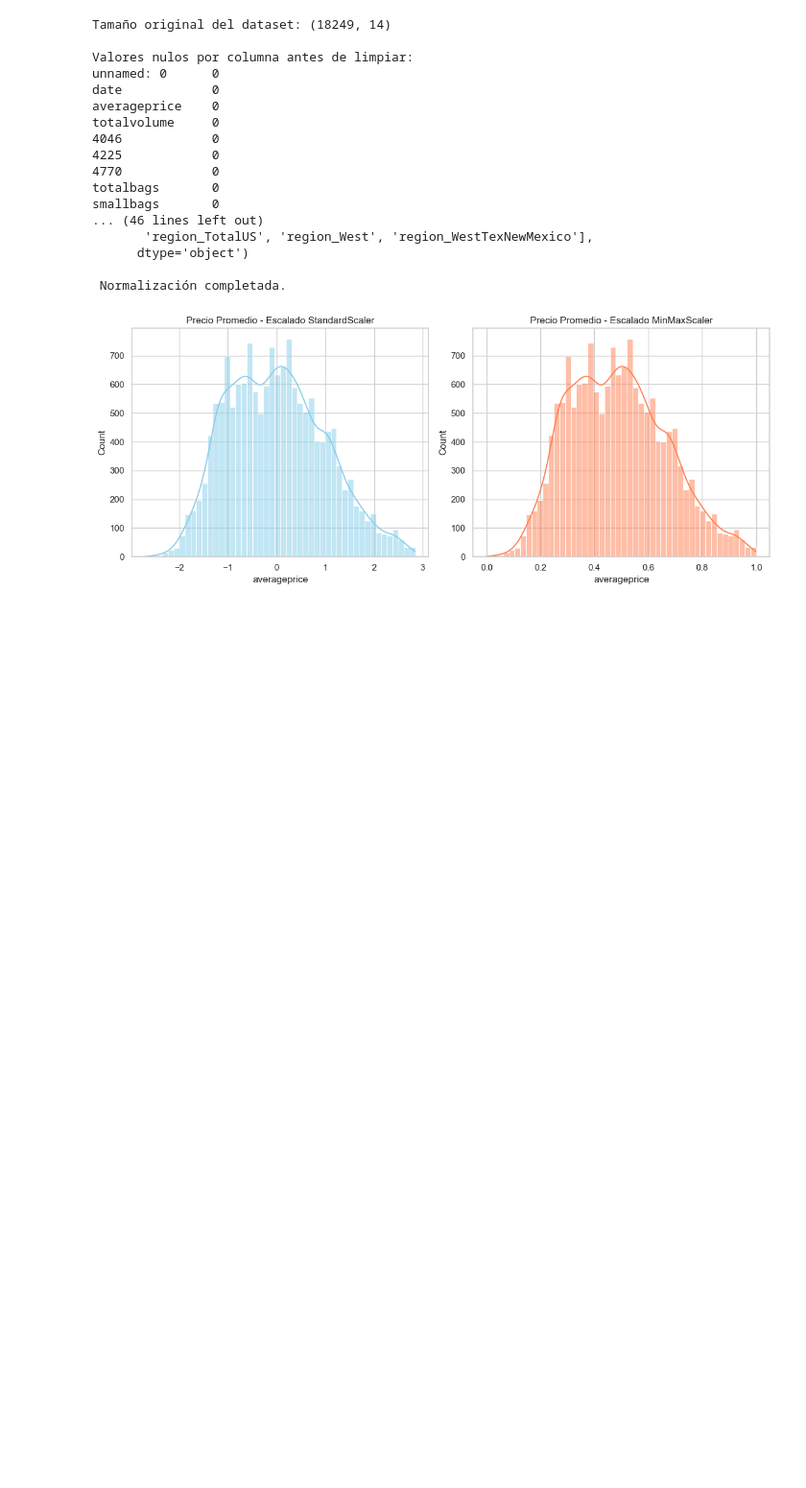
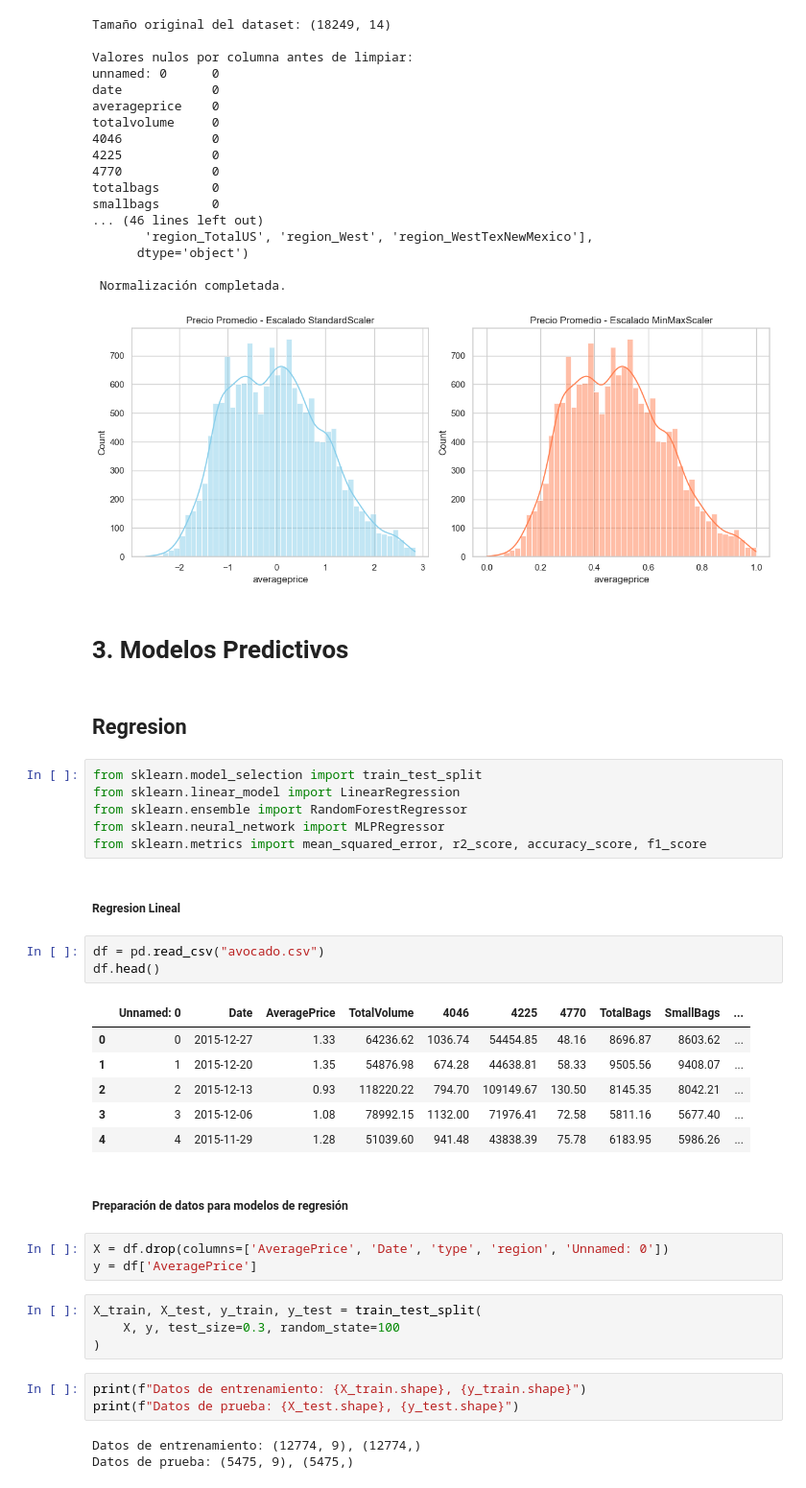
Before and after one commit to briangonzalez2/proyecto_datos_2, a Jupyter notebook: main.ipynb, the cells around one changed output. Shown at 96% size. Drawn from its saved outputs; the diff is of its cells as text; blank space fills up the shorter version.

```diff
--- a/main.ipynb
+++ b/main.ipynb
@@ -181,3 +181,40 @@ smallbags       0
 
  Normalización completada.
 [figure]
+# %% [markdown]
+# 3. Modelos Predictivos
+# %% [markdown]
+## Regresion
+# %%
+from sklearn.model_selection import train_test_split
+from sklearn.linear_model import LinearRegression
+from sklearn.ensemble import RandomForestRegressor
+from sklearn.neural_network import MLPRegressor
+from sklearn.metrics import mean_squared_error, r2_score, accuracy_score, f1_score
+# %% [markdown]
+##### Regresion Lineal
+# %%
+df = pd.read_csv("avocado.csv")
+df.head()
+# %% [output]
+|  | Unnamed: 0 | Date | AveragePrice | TotalVolume | 4046 | 4225 | 4770 | TotalBags | SmallBags | ... |
+| 0 | 0 | 2015-12-27 | 1.33 | 64236.62 | 1036.74 | 54454.85 | 48.16 | 8696.87 | 8603.62 | ... |
+| 1 | 1 | 2015-12-20 | 1.35 | 54876.98 | 674.28 | 44638.81 | 58.33 | 9505.56 | 9408.07 | ... |
+| 2 | 2 | 2015-12-13 | 0.93 | 118220.22 | 794.70 | 109149.67 | 130.50 | 8145.35 | 8042.21 | ... |
+| 3 | 3 | 2015-12-06 | 1.08 | 78992.15 | 1132.00 | 71976.41 | 72.58 | 5811.16 | 5677.40 | ... |
+| 4 | 4 | 2015-11-29 | 1.28 | 51039.60 | 941.48 | 43838.39 | 75.78 | 6183.95 | 5986.26 | ... |
+# %% [markdown]
+##### Preparación de datos para modelos de regresión
+# %%
+X = df.drop(columns=['AveragePrice', 'Date', 'type', 'region', 'Unnamed: 0'])
+y = df['AveragePrice']
+# %%
+X_train, X_test, y_train, y_test = train_test_split(
+    X, y, test_size=0.3, random_state=100
+)
+# %%
+print(f"Datos de entrenamiento: {X_train.shape}, {y_train.shape}")
+print(f"Datos de prueba: {X_test.shape}, {y_test.shape}")
+# %% [output]
+Datos de entrenamiento: (12774, 9), (12774,)
+Datos de prueba: (5475, 9), (5475,)
```
Also changed, not shown: parts of 46 cells of this notebook.
